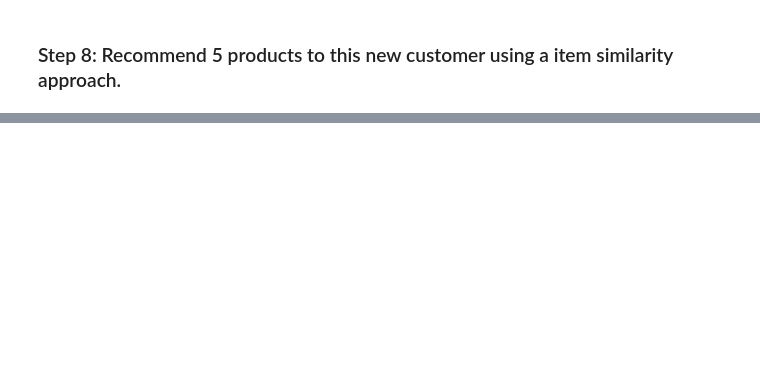
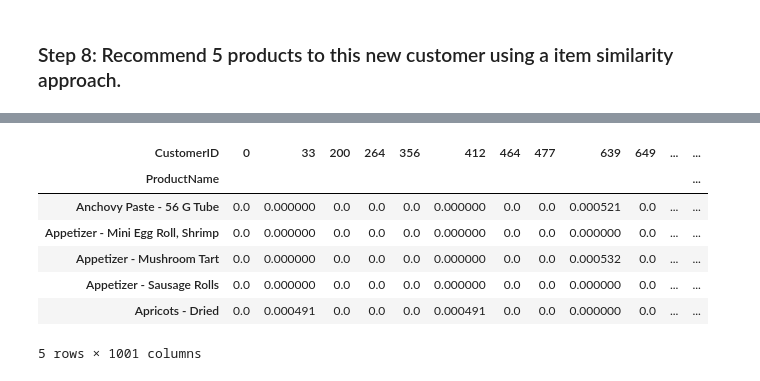
Before and after one commit to ironhack-datalabs/datamad0419, a Jupyter notebook: module-2/lab-recommender-deepdive/your-code/main.ipynb, the cells around one changed output, grey strips where cells are left out. Drawn from its saved outputs; the diff is of its cells as text; code cells hidden in the pictures; blank space fills up the shorter version.

```diff
--- a/module-2/lab-recommender-deepdive/your-code/main.ipynb
+++ b/module-2/lab-recommender-deepdive/your-code/main.ipynb
@@ -346,2 +471,22 @@ new_customer = {'Cookies - Assorted':3,
 # %% [markdown]
 ### Step 8: Recommend 5 products to this new customer using a item similarity approach.
+# %%
+new_customer = {'Cookies - Assorted':3,
+                'Flavouring - Orange':3,
+                'Fenngreek Seed':1,
+                'Wine - White Cab Sauv.on':1,
+                'Bandage - Flexible Neon':3,
+                'Oil - Shortening - All - Purpose':2,
+                'Beef - Montreal Smoked Brisket':4,
+                'French Pastry - Mini Chocolate':4,
+                'Snapple Lemon Tea':5,
+                'Pepper - White, Ground':2,
+                'Spinach - Baby':5,
+                'Sole - Dover, Whole, Fresh':4}
+
+products = [prod for prod in new_customer]
+quantities = [new_customer[prod] for prod in new_customer]
+new_customer = {"CustomerID": 0, "ProductName": products, "Quantity": quantities}
+
+new_customerdf = pd.DataFrame(new_customer)
+new_customerdf
@@ -347,0 +507,8 @@ new_customer = {'Cookies - Assorted':3,
+# %%
+# Groupby
+prod_cust = data.groupby(["CustomerID", "ProductName"]).agg({"Quantity": sum}).reset_index()
+
+# Meto el nuevo cliente
+prod_cust = pd.merge(prod_cust, new_customerdf, how = "outer")
+
+prod_cust.sort_values("CustomerID").head(15)
@@ -347,0 +532,16 @@ new_customer = {'Cookies - Assorted':3,
+# %%
+# Pivot table
+prod_cust_pt = prod_cust.pivot_table(values = "Quantity", index = "ProductName", columns = "CustomerID").fillna(0)
+
+# Normalizo
+prod_cust_pt = prod_cust_pt.div(prod_cust_pt.sum(axis = 1), axis = 0)
+prod_cust_pt.head()
+# %% [output]
+| CustomerID | 0 | 33 | 200 | 264 | 356 | 412 | 464 | 477 | 639 | 649 | ... | ... |
+| ProductName |  |  |  |  |  |  |  |  |  |  |  | ... |
+| Anchovy Paste - 56 G Tube | 0.0 | 0.000000 | 0.0 | 0.0 | 0.0 | 0.000000 | 0.0 | 0.0 | 0.000521 | 0.0 | ... | ... |
+| Appetizer - Mini Egg Roll, Shrimp | 0.0 | 0.000000 | 0.0 | 0.0 | 0.0 | 0.000000 | 0.0 | 0.0 | 0.000000 | 0.0 | ... | ... |
+| Appetizer - Mushroom Tart | 0.0 | 0.000000 | 0.0 | 0.0 | 0.0 | 0.000000 | 0.0 | 0.0 | 0.000532 | 0.0 | ... | ... |
+| Appetizer - Sausage Rolls | 0.0 | 0.000000 | 0.0 | 0.0 | 0.0 | 0.000000 | 0.0 | 0.0 | 0.000000 | 0.0 | ... | ... |
+| Apricots - Dried | 0.0 | 0.000491 | 0.0 | 0.0 | 0.0 | 0.000491 | 0.0 | 0.0 | 0.000000 | 0.0 | ... | ... |
+5 rows × 1001 columns
```
Also changed, not shown: parts of 30 cells of this notebook.
